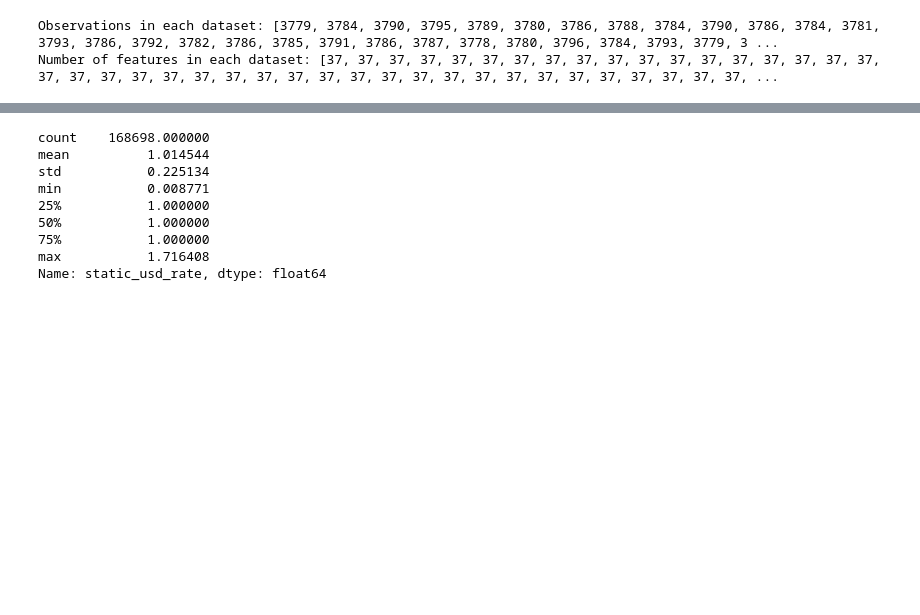
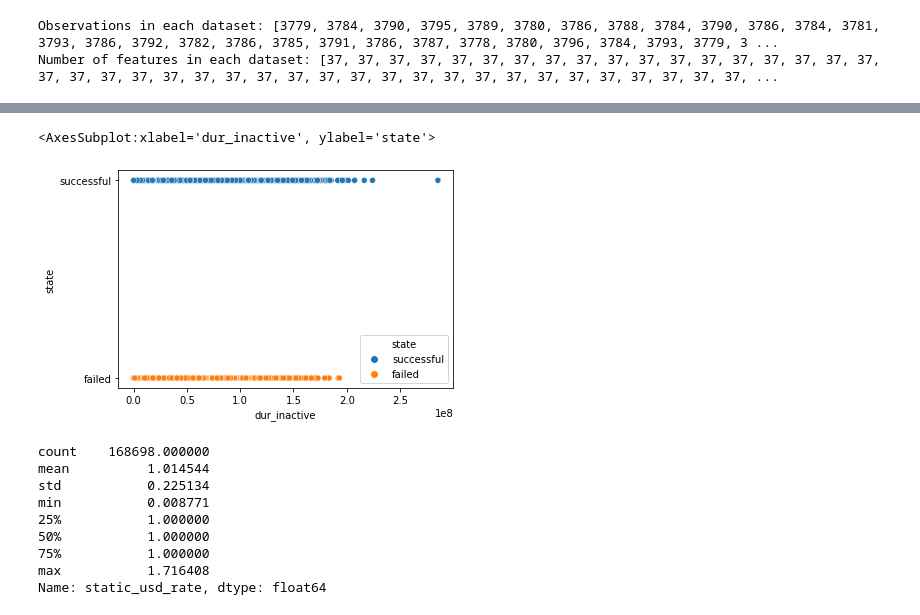
Before and after one commit to ChrisTheKnife/kick_it_like_beckham, a Jupyter notebook: EDA-kickstarter_CMM.ipynb, the cells around one changed output, grey strips where cells are left out. Cells and saved outputs as stored; diff of their text form; code cells hidden in the pictures; blank space fills up the shorter version.

```diff
--- a/EDA-kickstarter_CMM.ipynb
+++ b/EDA-kickstarter_CMM.ipynb
@@ -49,3 +49,8 @@ memory usage: 53.6+ MB
+# %%
+sns.scatterplot(x='dur_inactive', y='state',hue='state', data=frame_all)
+# %% [output]
+<AxesSubplot:xlabel='dur_inactive', ylabel='state'>
+[figure, added]
 # %%
 frame_all.static_usd_rate.describe()
 # %% [output]
```
Also changed, not shown: parts of 6 cells of this notebook, 2 other files.
